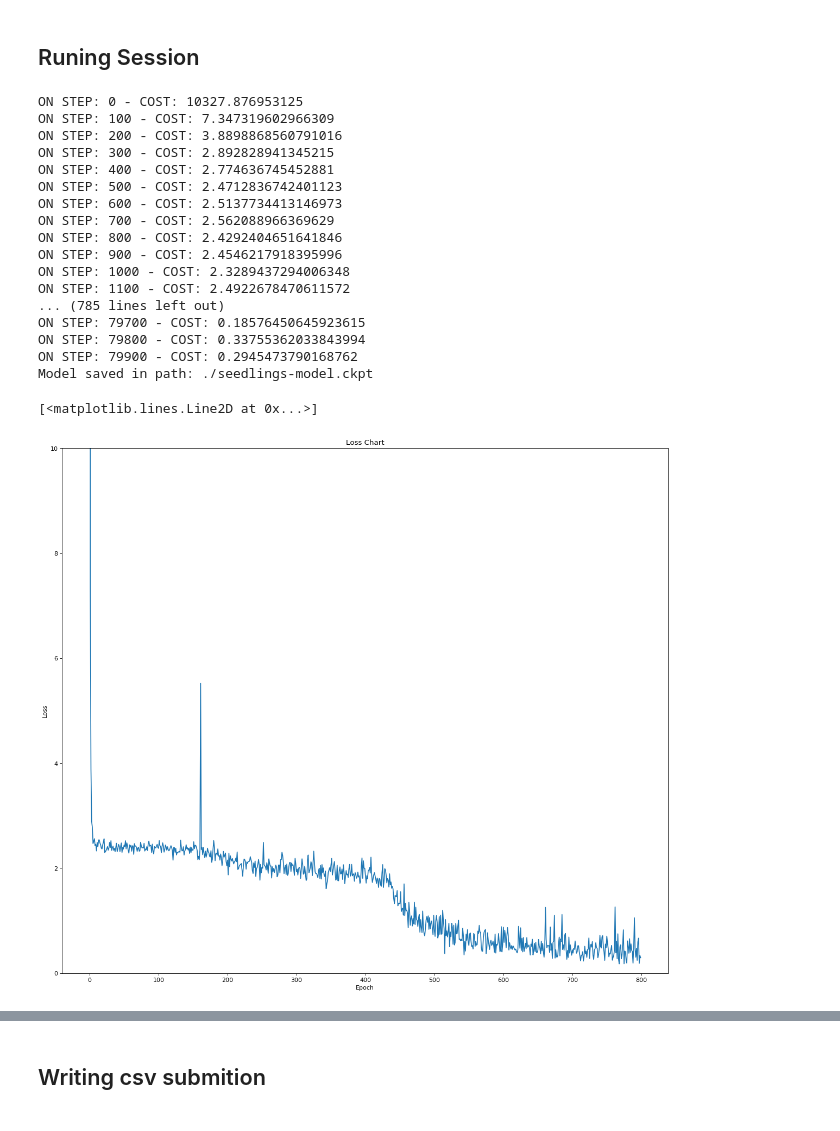
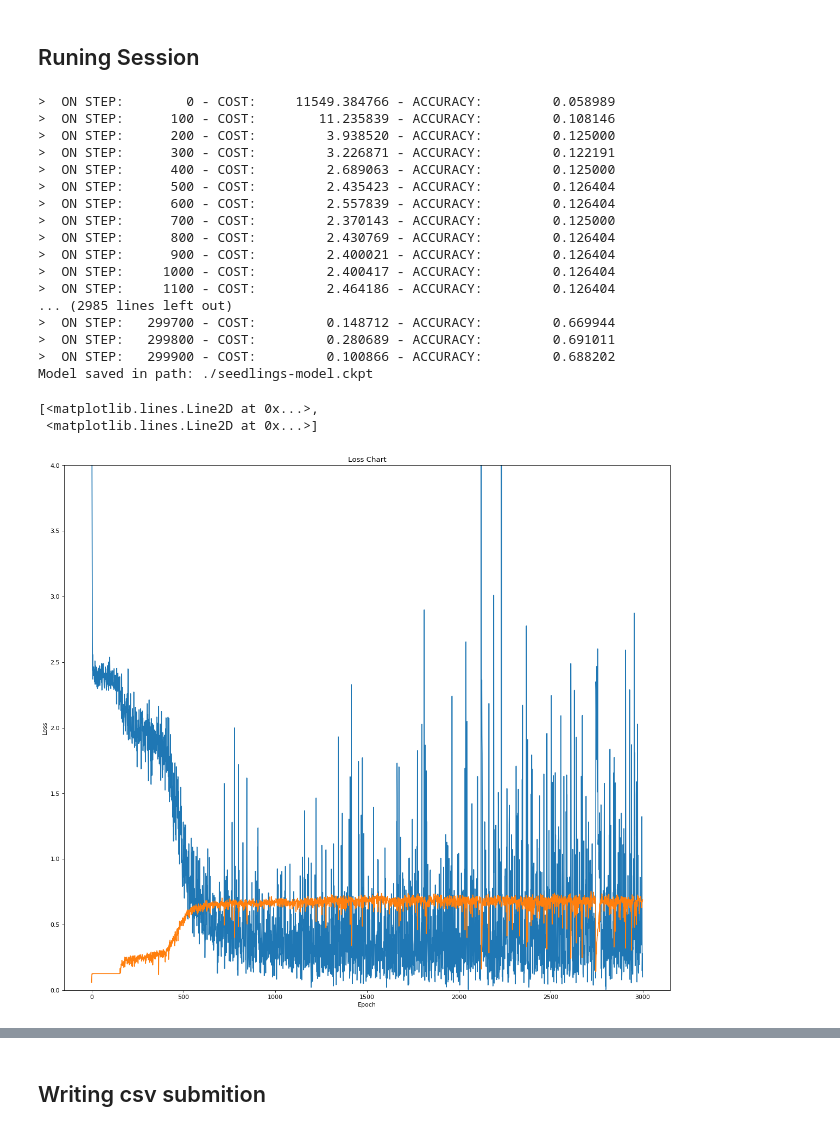
Before and after one commit to miguelcecci/DataScience-DeepLearning, a Jupyter notebook: Seedlings/Seedling.ipynb, the cells around one changed output, grey strips where cells are left out. Cells and saved outputs as stored; diff of their text form; code cells hidden in the pictures.

Commit message:
cross validation

```diff
--- a/Seedlings/Seedling.ipynb
+++ b/Seedlings/Seedling.ipynb
@@ -102,0 +105,9 @@ random.shuffle(training_data)
+# %%
+print(len(training_data))
+validation_data, validation_label = [], []
+validation_set_percentage = 0.15
+validation = training_data[-int(validation_set_percentage*len(training_data)):]
+training_data = training_data[:-int(validation_set_percentage*len(training_data))]
+for i in range(len(validation)):
+    validation_data.append(validation[i][0].ravel())
+    validation_label.append(validation[i][1])
@@ -186,7 +198,7 @@ def load_batch(size):
 init = tf.global_variables_initializer()
 saver = tf.train.Saver()
 # %%
-steps = 80000
+steps = 300000
 # %%
 plot_data = []
 batch_size = 50
@@ -202,39 +214,46 @@ with tf.Session() as sess:
 
         if i%100 == 0:
             temp_plot = sess.run(cross_entropy, feed_dict = feed)
-            plot_data.append(temp_plot)
-            print('ON STEP: {} - COST: {} '.format(i, temp_plot))
+
+            matches = tf.equal(tf.argmax(y_pred, 1), tf.argmax(y_, 1))
+            acc = tf.reduce_mean(tf.cast(matches, tf.float32))
+            accuracy = sess.run(acc, feed_dict={x:validation_data, y_:validation_label, hold_prob:1.0})
+            plot_data.append([temp_plot, accuracy])
+
+            print('>  ON STEP: {:8} - COST: {: 16.6f} - ACCURACY: {: >#16.6f}'.format(i, temp_plot, accuracy))
+
     #saving trained model
     save_path = saver.save(sess, "./seedlings-model.ckpt")
     print("Model saved in path: %s" % save_path)
 # %% [output]
-ON STEP: 0 - COST: 10327.876953125
-ON STEP: 100 - COST: 7.347319602966309
-ON STEP: 200 - COST: 3.8898868560791016
-ON STEP: 300 - COST: 2.892828941345215
-ON STEP: 400 - COST: 2.774636745452881
-ON STEP: 500 - COST: 2.4712836742401123
-ON STEP: 600 - COST: 2.5137734413146973
-ON STEP: 700 - COST: 2.562088966369629
-ON STEP: 800 - COST: 2.4292404651641846
-ON STEP: 900 - COST: 2.4546217918395996
-ON STEP: 1000 - COST: 2.3289437294006348
-ON STEP: 1100 - COST: 2.4922678470611572
-... (785 lines left out)
-ON STEP: 79700 - COST: 0.18576450645923615
-ON STEP: 79800 - COST: 0.33755362033843994
-ON STEP: 79900 - COST: 0.2945473790168762
+>  ON STEP:        0 - COST:     11549.384766 - ACCURACY:         0.058989
+>  ON STEP:      100 - COST:        11.235839 - ACCURACY:         0.108146
+>  ON STEP:      200 - COST:         3.938520 - ACCURACY:         0.125000
+>  ON STEP:      300 - COST:         3.226871 - ACCURACY:         0.122191
+>  ON STEP:      400 - COST:         2.689063 - ACCURACY:         0.125000
+>  ON STEP:      500 - COST:         2.435423 - ACCURACY:         0.126404
+>  ON STEP:      600 - COST:         2.557839 - ACCURACY:         0.126404
+>  ON STEP:      700 - COST:         2.370143 - ACCURACY:         0.125000
+>  ON STEP:      800 - COST:         2.430769 - ACCURACY:         0.126404
+>  ON STEP:      900 - COST:         2.400021 - ACCURACY:         0.126404
+>  ON STEP:     1000 - COST:         2.400417 - ACCURACY:         0.126404
+>  ON STEP:     1100 - COST:         2.464186 - ACCURACY:         0.126404
+... (2985 lines left out)
+>  ON STEP:   299700 - COST:         0.148712 - ACCURACY:         0.669944
+>  ON STEP:   299800 - COST:         0.280689 - ACCURACY:         0.691011
+>  ON STEP:   299900 - COST:         0.100866 - ACCURACY:         0.688202
 Model saved in path: ./seedlings-model.ckpt
 # %%
 fig=plt.figure(figsize=(18, 16), dpi= 80, facecolor='w', edgecolor='k')
-plt.ylim(0,10)
+plt.ylim(0,4)
 plt.title('Loss Chart')
 plt.xlabel('Epoch')
 plt.ylabel('Loss')
 plt.plot(plot_data)
 # %% [output]
-[<matplotlib.lines.Line2D at 0x...>]
+[<matplotlib.lines.Line2D at 0x...>,
+ <matplotlib.lines.Line2D at 0x...>]
-[figure, old version]
+[figure, new version]
 # %%
 outs_ = []
 with tf.Session() as sess:
```
Also changed, not shown: parts of 7 cells of this notebook, 1 other file.
